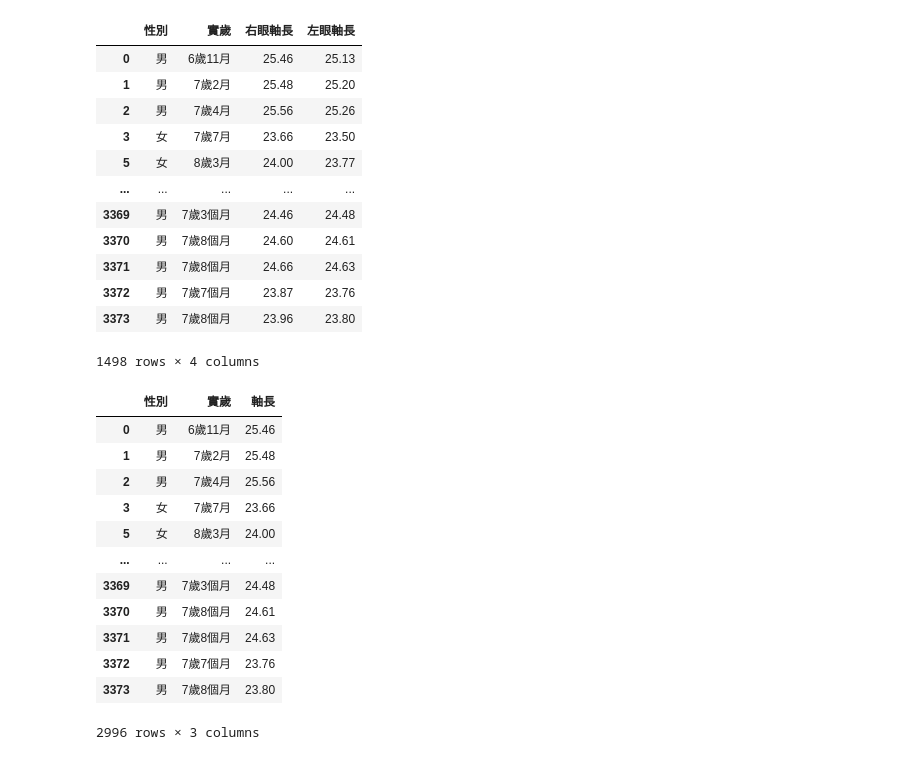
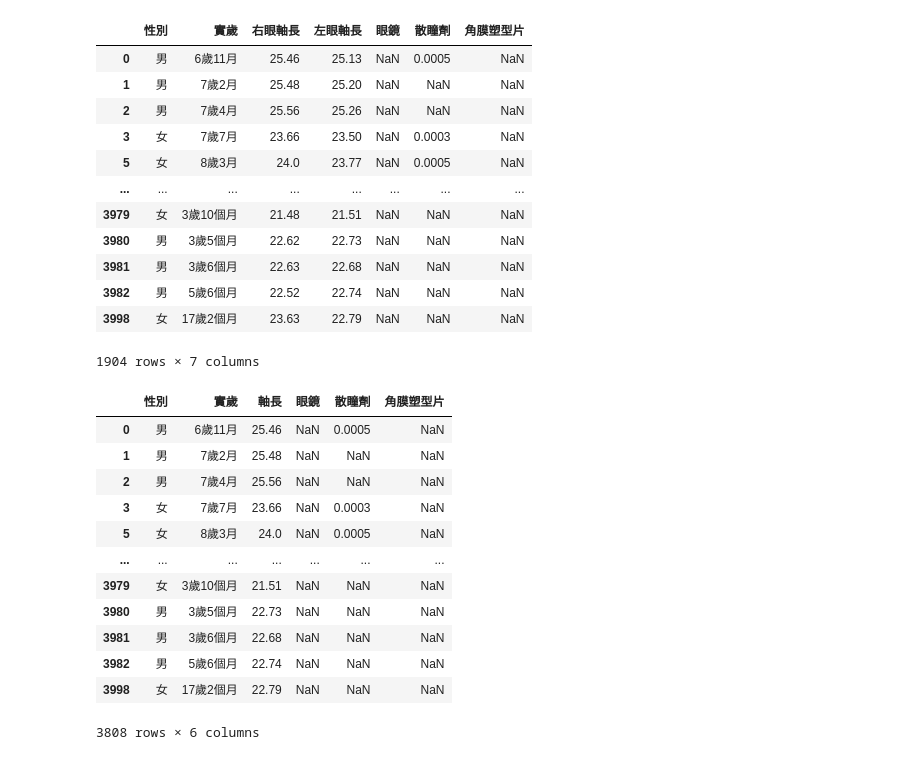
Before and after one commit to neurobit-ai/eyeForm, a Jupyter notebook: data_to_plot.ipynb, the cells around one changed output. Saved outputs shown, nothing was run; the diff lists cells and outputs as text; code cells hidden in the pictures.

```diff
--- a/data_to_plot.ipynb
+++ b/data_to_plot.ipynb
@@ -9,42 +9,42 @@ Saving eyeForm.db - 三總.csv to eyeForm.db - 三總.csv
 # %%
 import pandas as pd
-df = pd.read_csv(list(uploaded)[0], skiprows=2)[['性別', '實歲', '右眼軸長', '左眼軸長']].dropna()
+df = pd.read_excel('eyeForm.db.xlsx', sheet_name='三總', skiprows=2)[['性別', '實歲', '右眼軸長', '左眼軸長', '眼鏡', '散瞳劑', '角膜塑型片']].dropna(subset=['性別', '實歲', '右眼軸長', '左眼軸長'])
 df
 # %% [output]
-|  | 性別 | 實歲 | 右眼軸長 | 左眼軸長 |
-| 0 | 男 | 6歲11月 | 25.46 | 25.13 |
-| 1 | 男 | 7歲2月 | 25.48 | 25.20 |
-| 2 | 男 | 7歲4月 | 25.56 | 25.26 |
-| 3 | 女 | 7歲7月 | 23.66 | 23.50 |
-| 5 | 女 | 8歲3月 | 24.00 | 23.77 |
-| ... | ... | ... | ... | ... |
-| 3369 | 男 | 7歲3個月 | 24.46 | 24.48 |
-| 3370 | 男 | 7歲8個月 | 24.60 | 24.61 |
-| 3371 | 男 | 7歲8個月 | 24.66 | 24.63 |
-| 3372 | 男 | 7歲7個月 | 23.87 | 23.76 |
-| 3373 | 男 | 7歲8個月 | 23.96 | 23.80 |
+|  | 性別 | 實歲 | 右眼軸長 | 左眼軸長 | 眼鏡 | 散瞳劑 | 角膜塑型片 |
+| 0 | 男 | 6歲11月 | 25.46 | 25.13 | NaN | 0.0005 | NaN |
+| 1 | 男 | 7歲2月 | 25.48 | 25.20 | NaN | NaN | NaN |
+| 2 | 男 | 7歲4月 | 25.56 | 25.26 | NaN | NaN | NaN |
+| 3 | 女 | 7歲7月 | 23.66 | 23.50 | NaN | 0.0003 | NaN |
+| 5 | 女 | 8歲3月 | 24.0 | 23.77 | NaN | 0.0005 | NaN |
+| ... | ... | ... | ... | ... | ... | ... | ... |
+| 3979 | 女 | 3歲10個月 | 21.48 | 21.51 | NaN | NaN | NaN |
+| 3980 | 男 | 3歲5個月 | 22.62 | 22.73 | NaN | NaN | NaN |
+| 3981 | 男 | 3歲6個月 | 22.63 | 22.68 | NaN | NaN | NaN |
+| 3982 | 男 | 5歲6個月 | 22.52 | 22.74 | NaN | NaN | NaN |
+| 3998 | 女 | 17歲2個月 | 23.63 | 22.79 | NaN | NaN | NaN |
-1498 rows × 4 columns
+1904 rows × 7 columns
 # %%
 od = df.drop(columns='左眼軸長')
 os = df.drop(columns='右眼軸長')
-od.columns = ['性別', '實歲', '軸長']
-os.columns = ['性別', '實歲', '軸長']
+od.columns = ['性別', '實歲', '軸長', '眼鏡', '散瞳劑', '角膜塑型片']
+os.columns = ['性別', '實歲', '軸長', '眼鏡', '散瞳劑', '角膜塑型片']
 data = pd.concat([od, os])
 data
 # %% [output]
-|  | 性別 | 實歲 | 軸長 |
-| 0 | 男 | 6歲11月 | 25.46 |
-| 1 | 男 | 7歲2月 | 25.48 |
-| 2 | 男 | 7歲4月 | 25.56 |
-| 3 | 女 | 7歲7月 | 23.66 |
-| 5 | 女 | 8歲3月 | 24.00 |
-| ... | ... | ... | ... |
-| 3369 | 男 | 7歲3個月 | 24.48 |
-| 3370 | 男 | 7歲8個月 | 24.61 |
-| 3371 | 男 | 7歲8個月 | 24.63 |
-| 3372 | 男 | 7歲7個月 | 23.76 |
-| 3373 | 男 | 7歲8個月 | 23.80 |
+|  | 性別 | 實歲 | 軸長 | 眼鏡 | 散瞳劑 | 角膜塑型片 |
+| 0 | 男 | 6歲11月 | 25.46 | NaN | 0.0005 | NaN |
+| 1 | 男 | 7歲2月 | 25.48 | NaN | NaN | NaN |
+| 2 | 男 | 7歲4月 | 25.56 | NaN | NaN | NaN |
+| 3 | 女 | 7歲7月 | 23.66 | NaN | 0.0003 | NaN |
+| 5 | 女 | 8歲3月 | 24.0 | NaN | 0.0005 | NaN |
+| ... | ... | ... | ... | ... | ... | ... |
+| 3979 | 女 | 3歲10個月 | 21.51 | NaN | NaN | NaN |
+| 3980 | 男 | 3歲5個月 | 22.73 | NaN | NaN | NaN |
+| 3981 | 男 | 3歲6個月 | 22.68 | NaN | NaN | NaN |
+| 3982 | 男 | 5歲6個月 | 22.74 | NaN | NaN | NaN |
+| 3998 | 女 | 17歲2個月 | 22.79 | NaN | NaN | NaN |
-2996 rows × 3 columns
+3808 rows × 6 columns
 # %%
 data = data.drop(data[data['軸長'] == '< 20'].index)
 data = data.drop(data[data['軸長'] == '> 30'].index)
```
Also changed, not shown: parts of 15 cells of this notebook.
